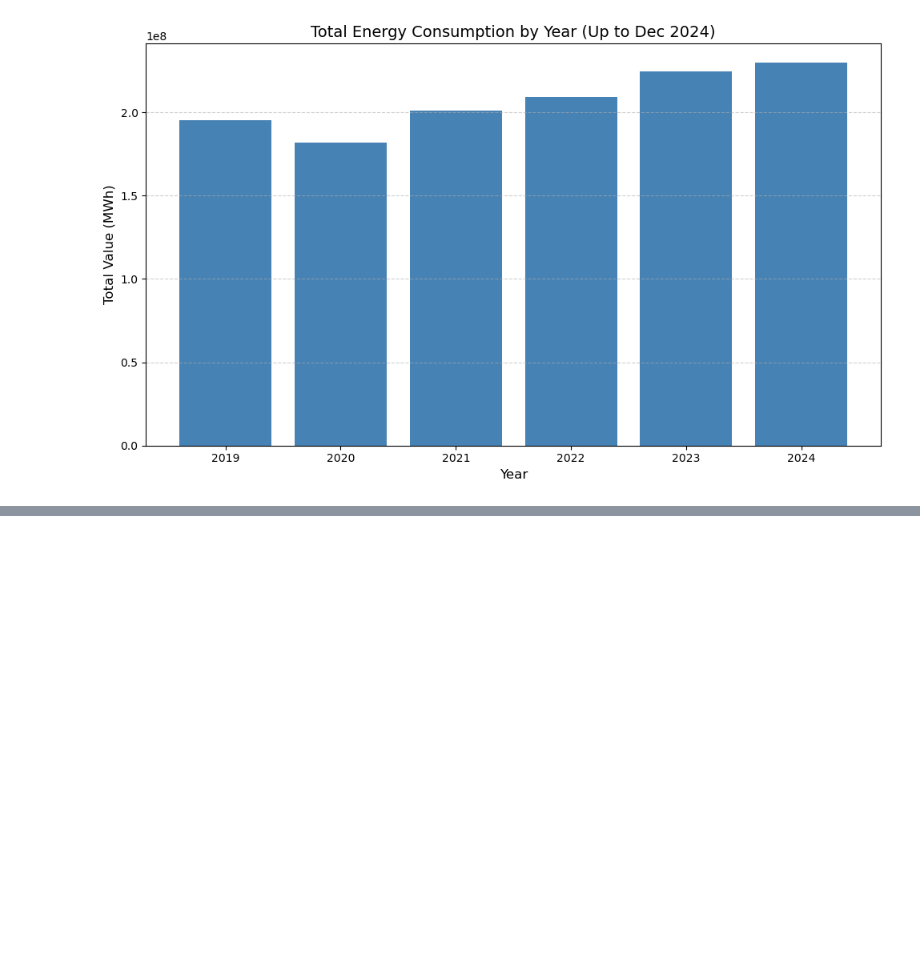
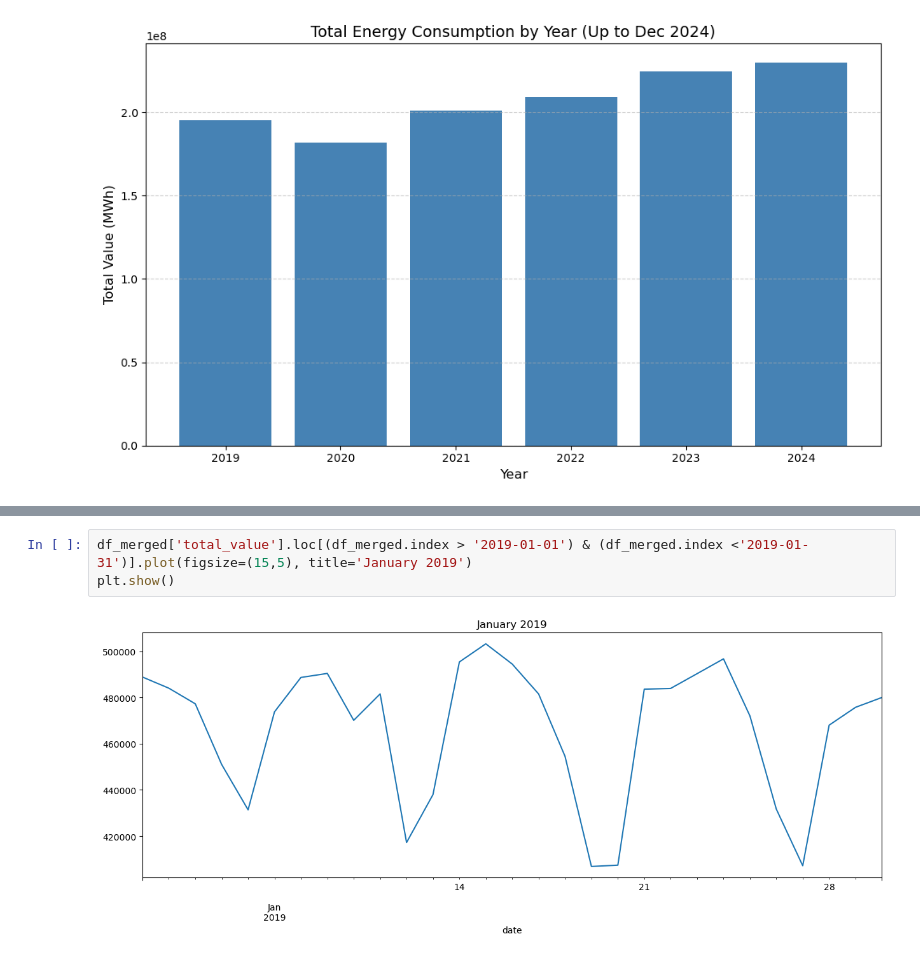
Before and after one commit to Jibu24/Energy_Demand_Forecasting, a Jupyter notebook: Notebooks/EDA.ipynb, the cells around one changed output, grey strips where cells are left out. Saved outputs shown, nothing was run; the diff lists cells and outputs as text; blank space fills up the shorter version.

```diff
--- a/Notebooks/EDA.ipynb
+++ b/Notebooks/EDA.ipynb
@@ -364,0 +390,5 @@ plt.show()
+# %%
+df_merged['total_value'].loc[(df_merged.index > '2019-01-01') & (df_merged.index <'2019-01-31')].plot(figsize=(15,5), title='January 2019')
+plt.show()
+# %% [output]
+[figure, added]
```
Also changed, not shown: parts of 10 cells of this notebook.
